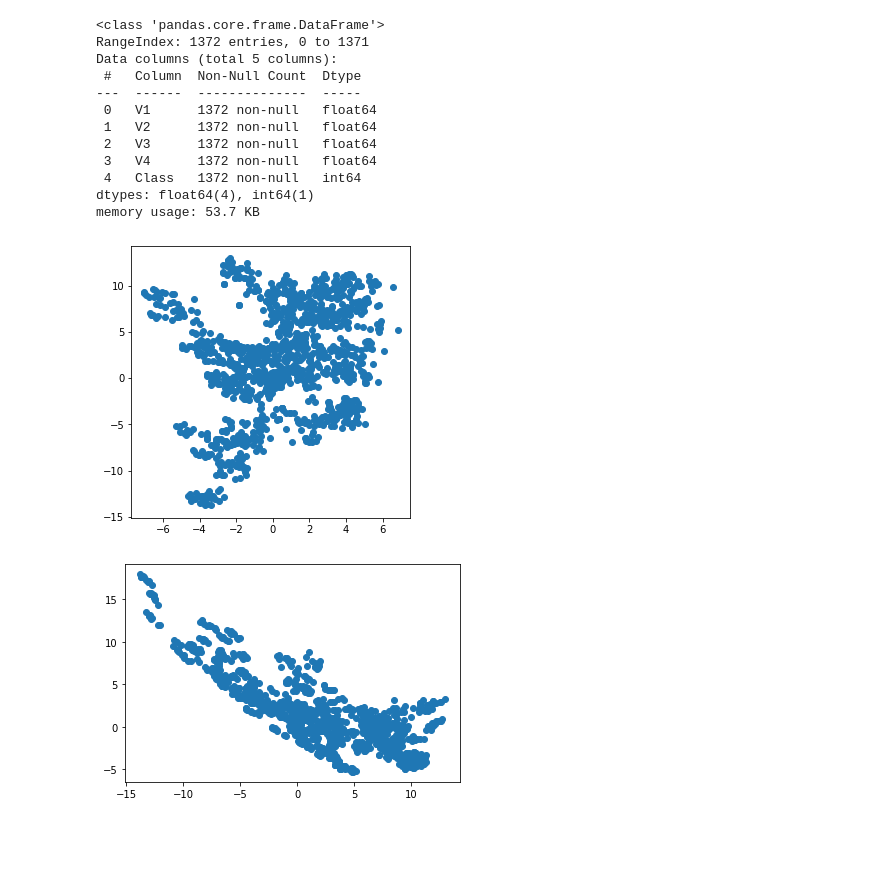
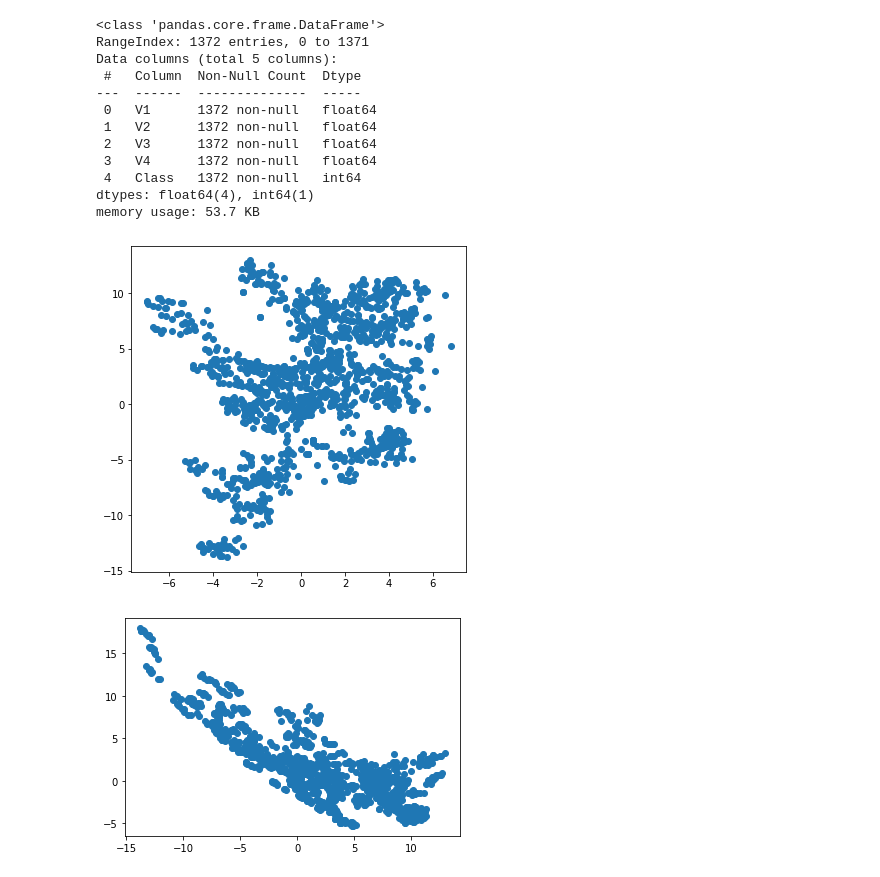
Before and after one commit to aman5898/Bit-Mesra-Data-Mining, a Jupyter notebook: K_Means.ipynb, the cells around one changed output. Saved outputs shown, nothing was run; the diff lists cells and outputs as text; code cells hidden in the pictures; blank space fills up the shorter version.

```diff
--- a/K_Means.ipynb
+++ b/K_Means.ipynb
@@ -64,11 +64,11 @@ memory usage: 53.7 KB
 # %%
 import matplotlib.pyplot as plt
 # %%
-plt.figure(figsize=[5,5])
+plt.figure(figsize=[6,6])
 plt.scatter(df.V1,df.V2)
 plt.show()
 # %% [output]
-[figure, old version]
+[figure, new version]
 # %%
 plt.scatter(df.V2,df.V3)
 plt.show()
```
Also changed, not shown: parts of 13 cells of this notebook.
